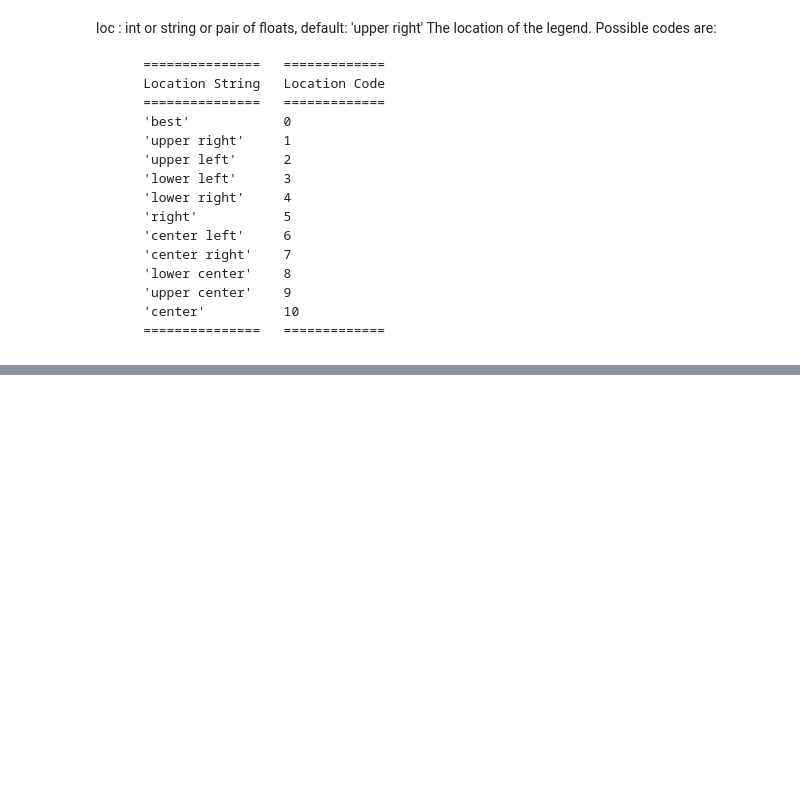
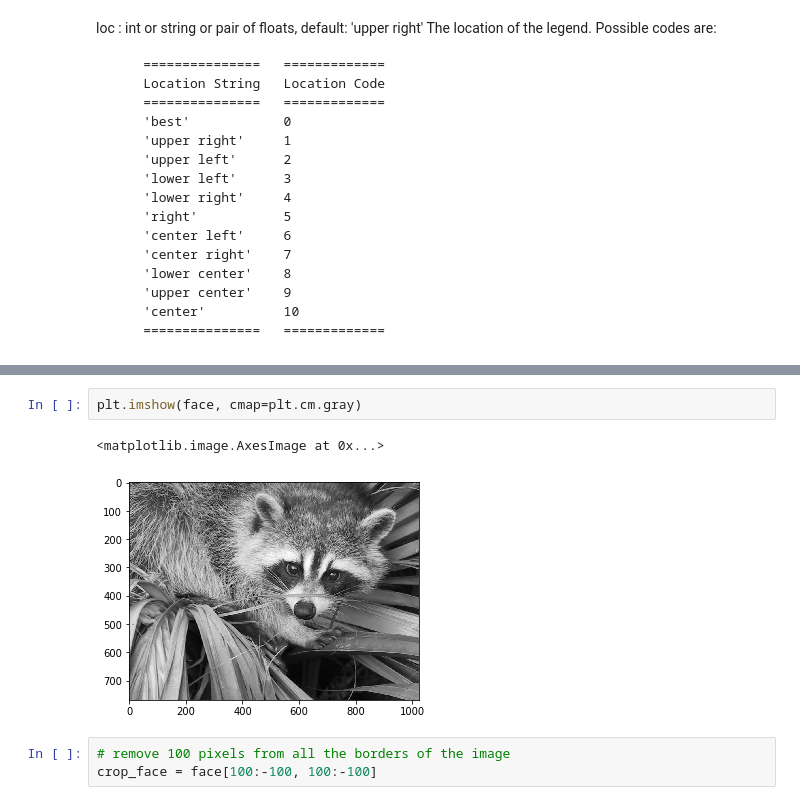
Before and after one commit to huyhoang17/Learning, a Jupyter notebook: numpy/[2] - Numerical operations on arrays.ipynb, the cells around one changed output, grey strips where cells are left out. Drawn from its saved outputs; the diff is of its cells as text; blank space fills up the shorter version.

```diff
--- a/numpy/[2] - Numerical operations on arrays.ipynb
+++ b/numpy/[2] - Numerical operations on arrays.ipynb
@@ -567,0 +1347,8 @@ loc : int or string or pair of floats, default: 'upper right'
+# %%
+plt.imshow(face, cmap=plt.cm.gray)
+# %% [output]
+<matplotlib.image.AxesImage at 0x...>
+[figure, added]
+# %%
+# remove 100 pixels from all the borders of the image
+crop_face = face[100:-100, 100:-100]
```
Also changed, not shown: parts of 183 cells of this notebook.
